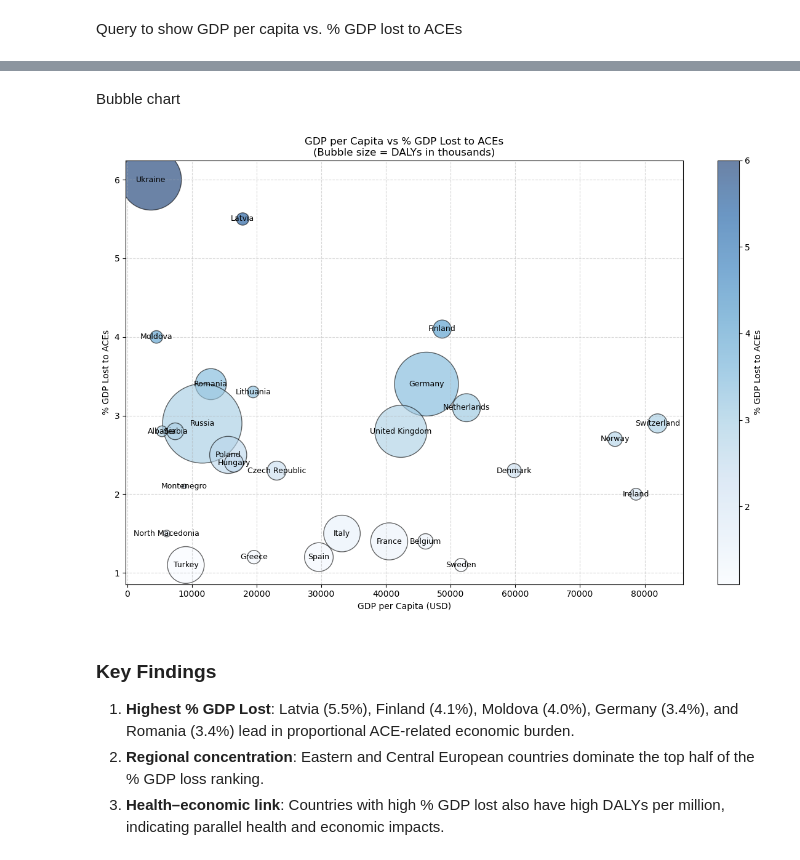
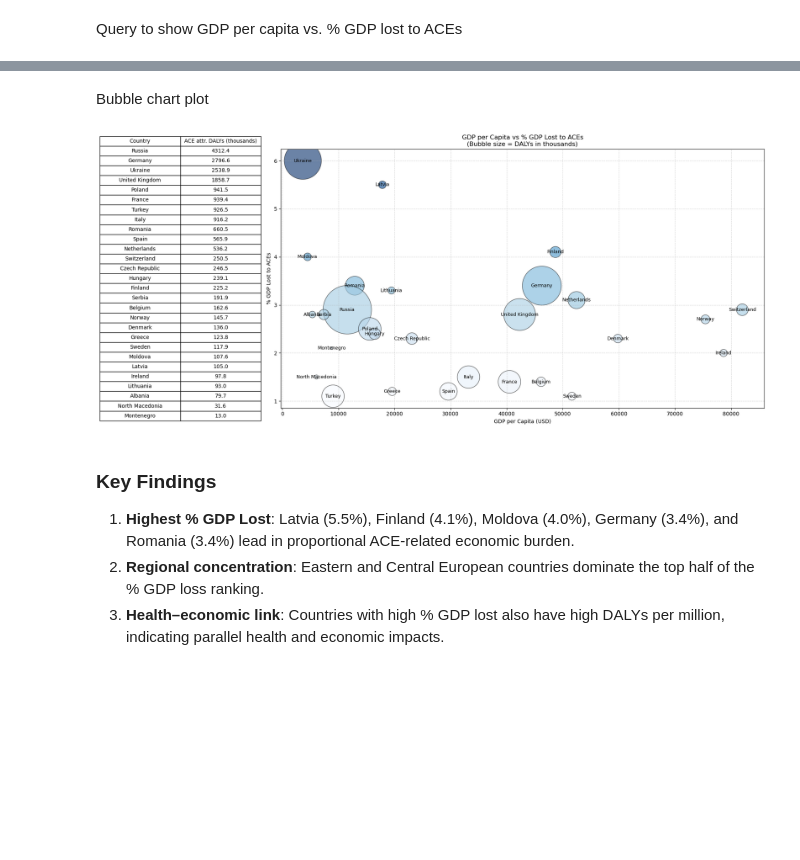
Before and after one commit to Nash-254/ACE-Insight, a Jupyter notebook: notebooks/2.ACE_Impact_notebook.ipynb, the cells around one changed output, grey strips where cells are left out. Saved outputs shown, nothing was run; the diff lists cells and outputs as text; code cells hidden in the pictures; blank space fills up the shorter version.

```diff
--- a/notebooks/2.ACE_Impact_notebook.ipynb
+++ b/notebooks/2.ACE_Impact_notebook.ipynb
@@ -255,47 +253,66 @@ print(df.to_string(index=False))
          Turkey              9042.5          1.1                926.5
          Sweden             51610.1          1.1                117.9
 # %% [markdown]
-Bubble chart
+Bubble chart plot
 # %%
-# ...existing code...
-
-# Bubble chart for GDP loss and DALYs
-import matplotlib.pyplot as plt
-
-# If DALYs are in thousands, convert to per million for bubble size if needed
+# Prepare bubble size
 if 'ace_dalys_thousands' in df.columns:
     df['bubble_size'] = df['ace_dalys_thousands'] * 2  # adjust multiplier for visual effect
 
-plt.figure(figsize=(12, 8))
-scatter = plt.scatter(
+# Prepare table data and rename columns
+df_table = df.sort_values('ace_dalys_thousands', ascending=False)[['country', 'ace_dalys_thousands']]
+df_table = df_table.rename(columns={
+    'country': 'Country',
+    'ace_dalys_thousands': 'ACE attr. DALYs (thousands)'
+})
+
+fig, (ax_table, ax_map) = plt.subplots(
+    1, 2,
+    figsize=(18, 8),
+    gridspec_kw={'width_ratios': [1, 3]}
+)
+
+# Table
+ax_table.axis('off')
+tbl = ax_table.table(
+    cellText=df_table.values,
+    colLabels=df_table.columns,
+    cellLoc='center',
+    loc='center'
+)
+tbl.auto_set_font_size(False)
+tbl.set_fontsize(10)
+tbl.scale(1.0, 1.4)
+
+# Bubble chart
+scatter = ax_map.scatter(
     df['gdp_per_capita_usd'],
     df['percent_gdp'],
     s=df['bubble_size'],
     alpha=0.6,
     c=df['percent_gdp'],
     cmap='Blues',
     edgecolors='black'
 )
-
 for i, row in df.iterrows():
-    plt.text(
+    ax_map.text(
         row['gdp_per_capita_usd'],
         row['percent_gdp'],
         row['country'],
         fontsize=9,
         ha='center',
         va='center'
     )
+ax_map.set_xlabel('GDP per Capita (USD)')
+ax_map.set_ylabel('% GDP Lost to ACEs')
+ax_map.set_title('GDP per Capita vs % GDP Lost to ACEs\n(Bubble size = DALYs in thousands)')
+ax_map.grid(True, linestyle='--', alpha=0.5)
 
-plt.xlabel('GDP per Capita (USD)')
-plt.ylabel('% GDP Lost to ACEs')
-plt.title('GDP per Capita vs % GDP Lost to ACEs\n(Bubble size = DALYs in thousands)')
-plt.grid(True, linestyle='--', alpha=0.5)
-plt.colorbar(scatter, label='% GDP Lost to ACEs')
+
 plt.tight_layout()
 plt.show()
 # %% [output]
-[figure, old version]
+[figure, new version]
 # %% [markdown]
 ### Key Findings
 1. **Highest % GDP Lost**: Latvia (5.5%), Finland (4.1%), Moldova (4.0%), Germany (3.4%), and Romania (3.4%) lead in proportional ACE-related economic burden.
```
Also changed, not shown: parts of 2 cells of this notebook.
